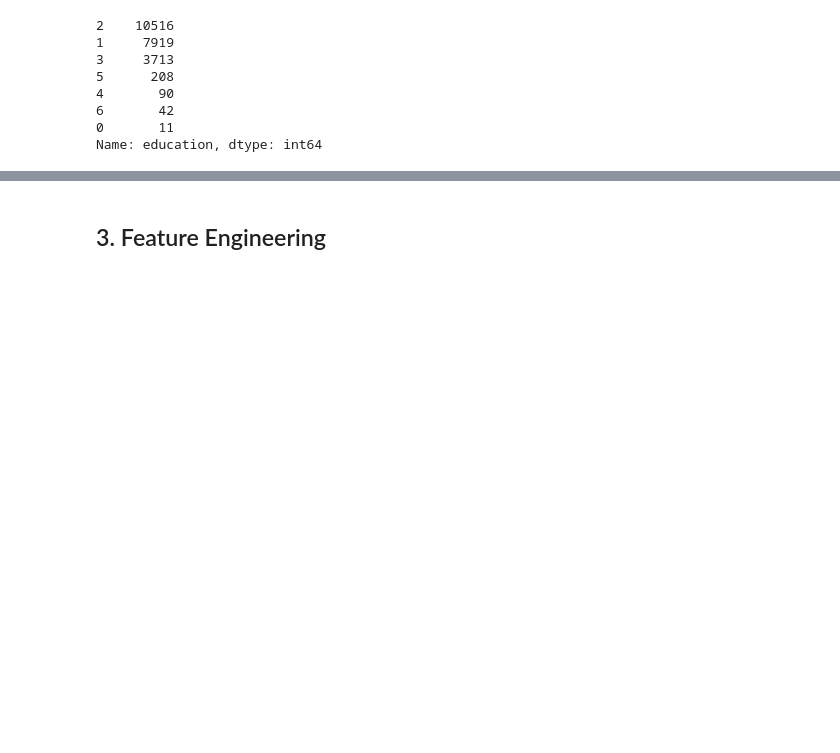
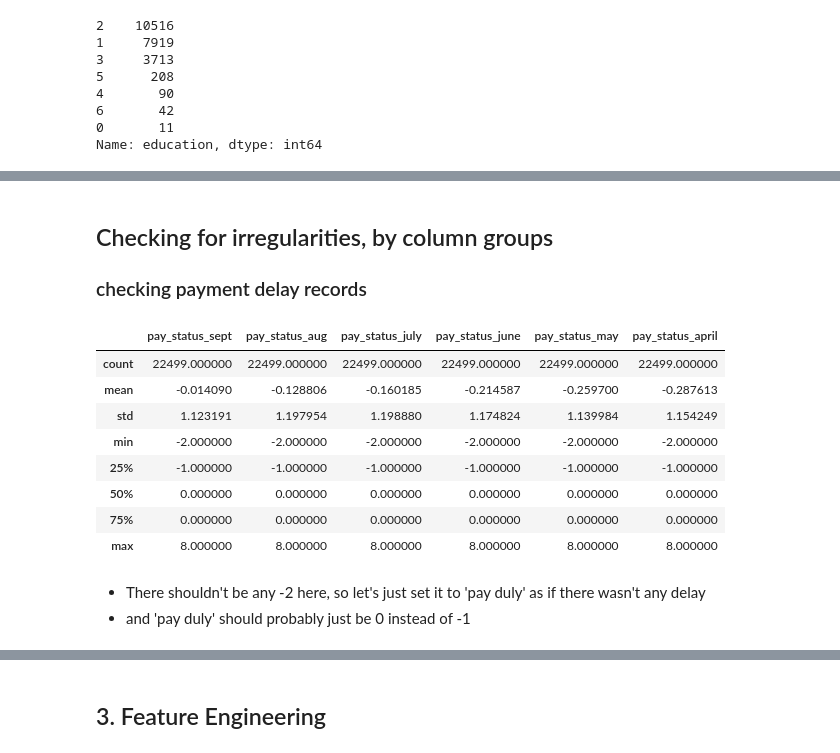
Before and after one commit to sankur7777/credit_card-default_prediction, a Jupyter notebook: scrap_notebook.ipynb, the cells around one changed output, grey strips where cells are left out. Saved outputs shown, nothing was run; the diff lists cells and outputs as text; code cells hidden in the pictures; blank space fills up the shorter version.

```diff
--- a/scrap_notebook.ipynb
+++ b/scrap_notebook.ipynb
@@ -155,0 +197,22 @@ Name: education, dtype: int64
+# %% [markdown]
+## Checking for irregularities, by column groups
+### checking payment delay records
+# %%
+# checking payment delay records
+# this should be on a scale from -1, 1-9
+# -1 being 'pay duly' and 1-9 being how many months of payment delay
+
+df[['pay_status_sept', 'pay_status_aug', 'pay_status_july', 'pay_status_june', 'pay_status_may', 'pay_status_april']].describe()
+# %% [output]
+|  | pay_status_sept | pay_status_aug | pay_status_july | pay_status_june | pay_status_may | pay_status_april |
+| count | 22499.000000 | 22499.000000 | 22499.000000 | 22499.000000 | 22499.000000 | 22499.000000 |
+| mean | -0.014090 | -0.128806 | -0.160185 | -0.214587 | -0.259700 | -0.287613 |
+| std | 1.123191 | 1.197954 | 1.198880 | 1.174824 | 1.139984 | 1.154249 |
+| min | -2.000000 | -2.000000 | -2.000000 | -2.000000 | -2.000000 | -2.000000 |
+| 25% | -1.000000 | -1.000000 | -1.000000 | -1.000000 | -1.000000 | -1.000000 |
+| 50% | 0.000000 | 0.000000 | 0.000000 | 0.000000 | 0.000000 | 0.000000 |
+| 75% | 0.000000 | 0.000000 | 0.000000 | 0.000000 | 0.000000 | 0.000000 |
+| max | 8.000000 | 8.000000 | 8.000000 | 8.000000 | 8.000000 | 8.000000 |
+# %% [markdown]
+- There shouldn't be any -2 here, so let's just set it to 'pay duly' as if there wasn't any delay
+- and 'pay duly' should probably just be 0 instead of -1
```
Also changed, not shown: parts of 32 cells of this notebook, 1 other file.
